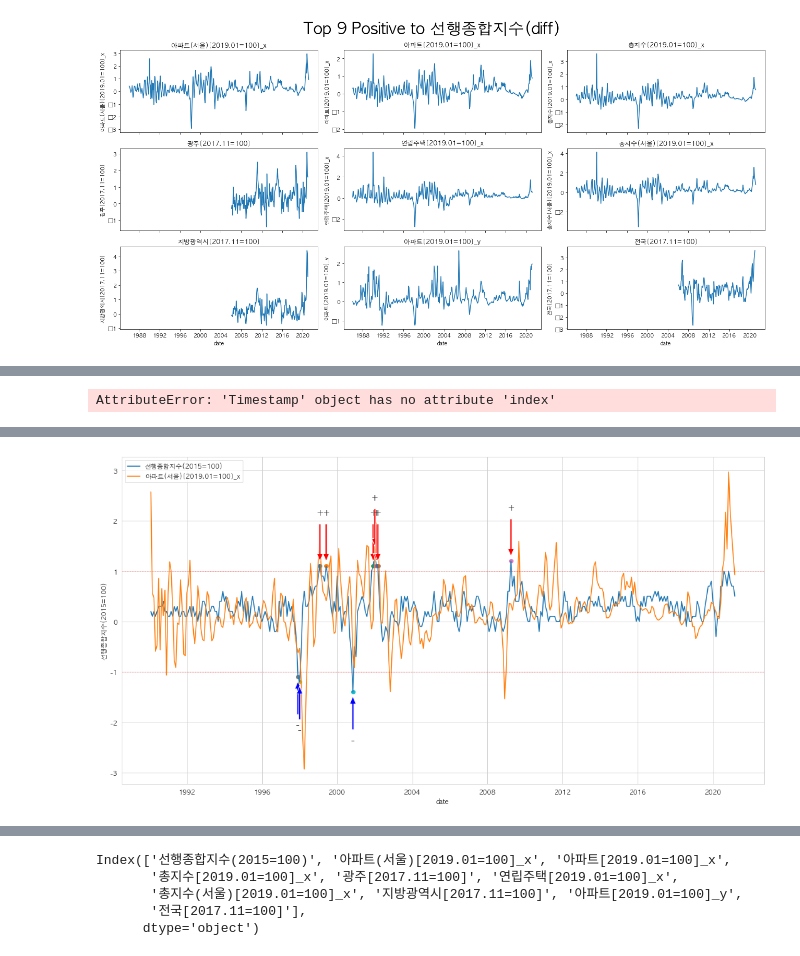
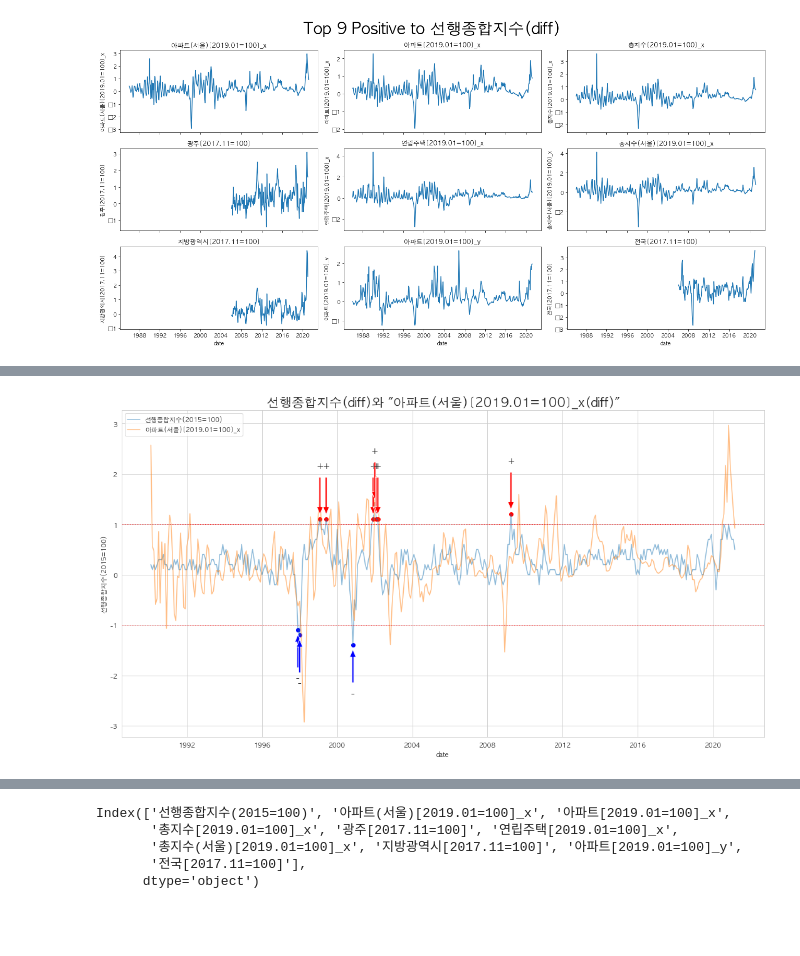
Before and after one commit to johanjun/dacon_finance2021, a Jupyter notebook: dacon_reviz_analysis2.ipynb, the cells around one changed output, grey strips where cells are left out. Cells and saved outputs as stored; diff of their text form; code cells hidden in the pictures; blank space fills up the shorter version.

```diff
--- a/dacon_reviz_analysis2.ipynb
+++ b/dacon_reviz_analysis2.ipynb
@@ -147,4 +150,0 @@ plt.show()
-# %%
-a = df_line.index[df_line['선행종합지수(2015=100)'].diff(periods=1).iloc[:] > 1].tolist()
-for i in a:
-    print(i)
@@ -159,8 +151,3 @@ for i in a:
-# %%
-a = df_line.index[df_line['선행종합지수(2015=100)'].diff(periods=1).iloc[:] > 1].tolist()
-[i. for i in a]
-# %% [output]
-AttributeError: 'Timestamp' object has no attribute 'index'
 # %%
 fig = plt.figure(figsize=(15,8))
 sns.set_style('whitegrid')
@@ -169,27 +156,28 @@ plt.rc('font', family='AppleGothic')
 labels = df_line.columns
 markevery = df_line.index[df_line['선행종합지수(2015=100)'].diff(periods=1).iloc[:] > 1].tolist()
 for i in df_line.columns[:2]:
-    sns.lineplot(x='date', y=df_line[i].diff(periods=1).iloc[1:], data=df_line)
+    sns.lineplot(x='date', y=df_line[i].diff(periods=1).iloc[1:], data=df_line, alpha=0.5)
 
 for j in range(len(df_line['선행종합지수(2015=100)'].diff(periods=1).iloc[1:])):
     if df_line['선행종합지수(2015=100)'].diff(periods=1)[j] > 1:
         print(dt.datetime.date(df_line.index[j]), " : ", df_line['선행종합지수(2015=100)'].diff(periods=1).iloc[j])
-        plt.scatter(x=df_line.index[j], y=df_line['선행종합지수(2015=100)'].diff(periods=1).iloc[j], data=df_line)
+        plt.scatter(x=df_line.index[j], y=df_line['선행종합지수(2015=100)'].diff(periods=1).iloc[j], data=df_line, color='r')
         plt.annotate('+', xy=(dt.datetime.date(df_line.index[j]), df_line['선행종합지수(2015=100)'].diff(periods=1).iloc[j]),
                      xytext=(df_line.index[j], df_line['선행종합지수(2015=100)'].diff(periods=1).iloc[j]+1),
                      fontsize=14, ha='center',
                      arrowprops=dict(facecolor='red', width=3, shrink=0.1, headwidth=10))
-
+print('\n')
 for j in range(len(df_line['선행종합지수(2015=100)'].diff(periods=1).iloc[1:])):
     if df_line['선행종합지수(2015=100)'].diff(periods=1)[j] < -1:
         print(dt.datetime.date(df_line.index[j]), " : ", df_line['선행종합지수(2015=100)'].diff(periods=1).iloc[j])
-        plt.scatter(x=df_line.index[j], y=df_line['선행종합지수(2015=100)'].diff(periods=1).iloc[j], data=df_line)
+        plt.scatter(x=df_line.index[j], y=df_line['선행종합지수(2015=100)'].diff(periods=1).iloc[j], data=df_line, color='b')
         plt.annotate('-', xy=(dt.datetime.date(df_line.index[j]), df_line['선행종합지수(2015=100)'].diff(periods=1).iloc[j]),
                      xytext=(df_line.index[j], df_line['선행종합지수(2015=100)'].diff(periods=1).iloc[j]-1),
                      fontsize=14, ha='center',
                      arrowprops=dict(facecolor='blue', width=3, shrink=0.1, headwidth=10))
 
 plt.tight_layout()
+plt.title('선행종합지수(diff)와 "아파트(서울)[2019.01=100]_x(diff)"', fontsize=20)
 plt.axhline(y=1, color='r', linewidth=1, linestyle=':')
 plt.axhline(y=-1, color='r', linewidth=1, linestyle=':')
 plt.legend(labels=labels[:2], loc='upper left')
@@ -205,4 +195,4 @@ plt.show()
 1997-12-01  :  -1.1000000000000014
 1998-01-01  :  -1.1999999999999957
 2000-11-01  :  -1.3999999999999986
-[figure, old version]
+[figure, new version]
```
Also changed, not shown: parts of 20 cells of this notebook, 1 other file.
